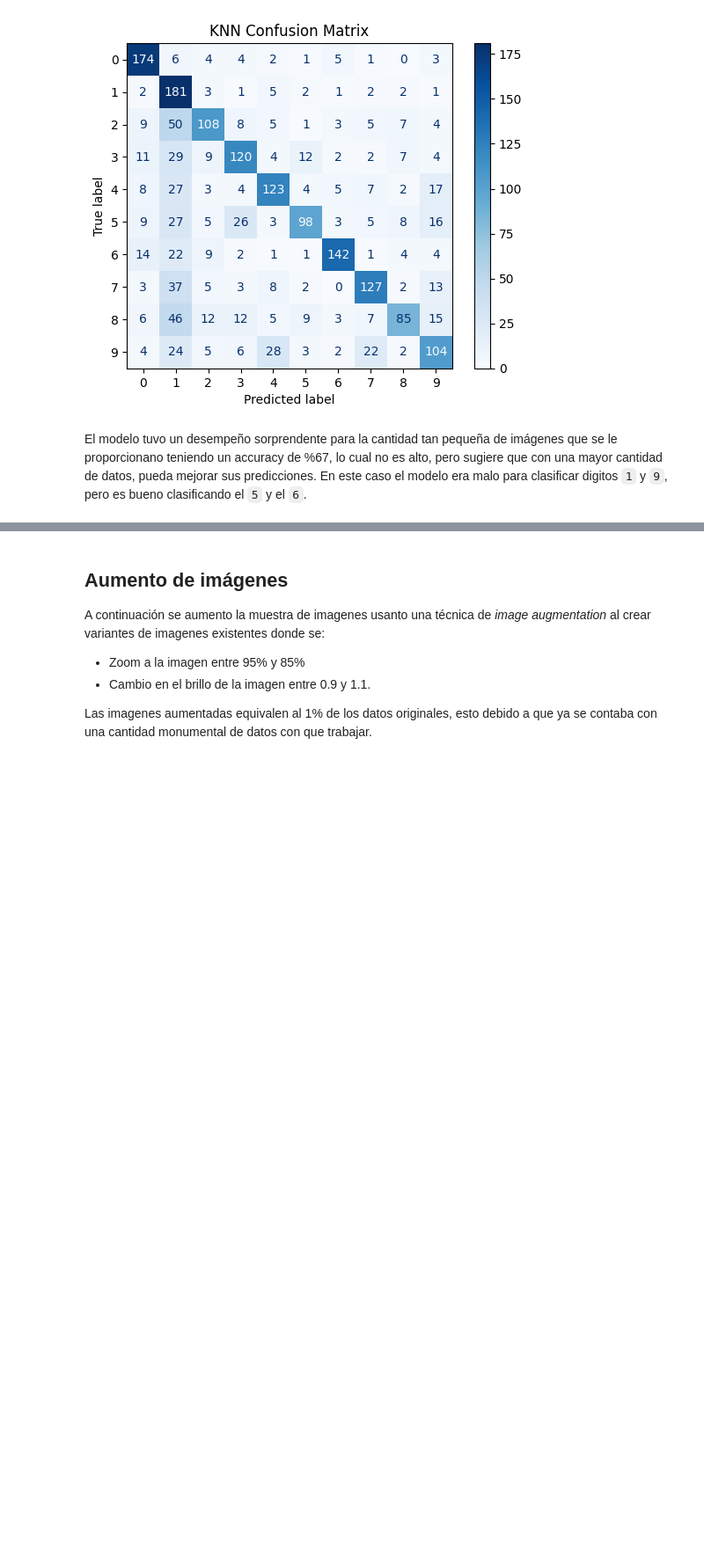
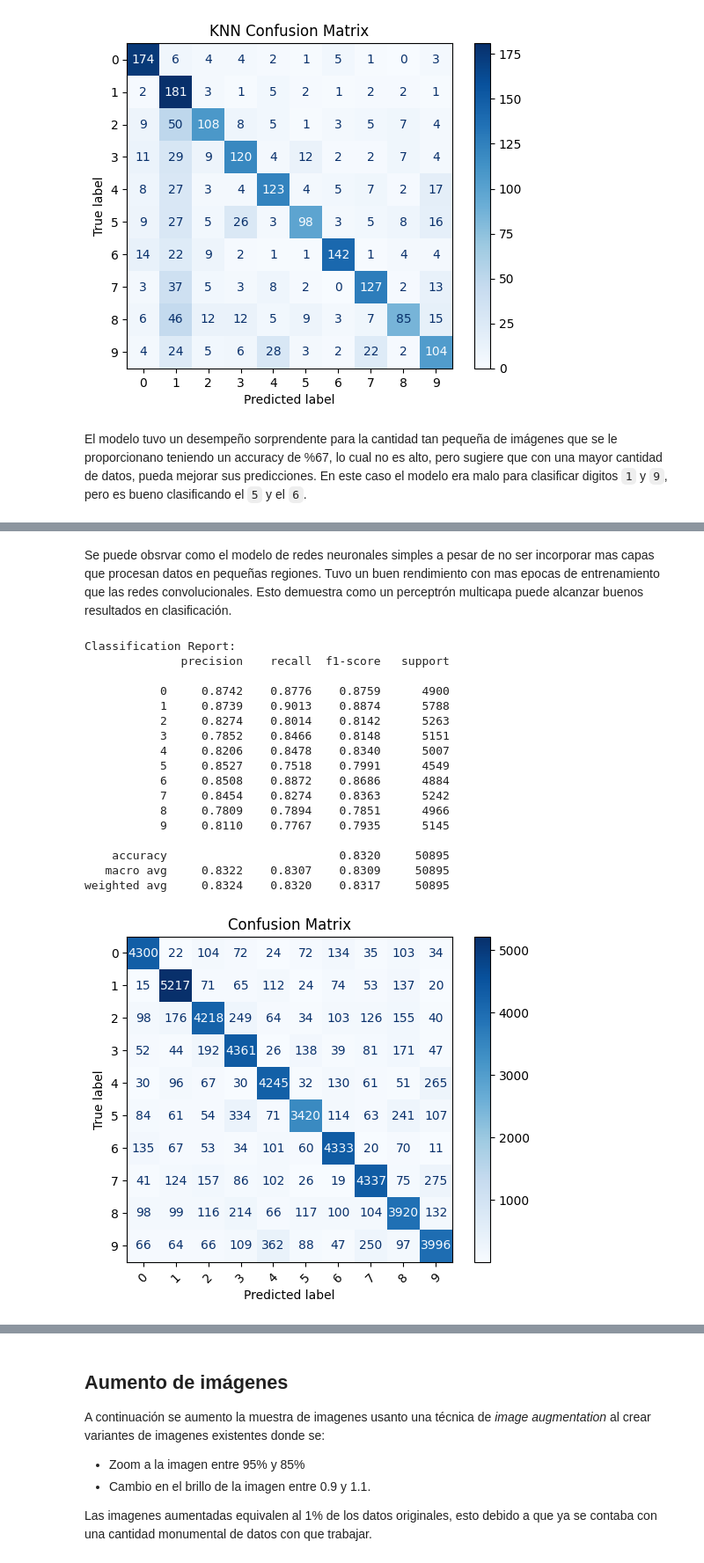
Before and after one commit to DanielRasho/DS-lab3, a Jupyter notebook: Laboratorio3.ipynb, the cells around one changed output, grey strips where cells are left out. Shown at 88% size. Drawn from its saved outputs; the diff is of its cells as text; code cells hidden in the pictures; blank space fills up the shorter version.

Commit message:
feat: add conclusions and test model with self-data

```diff
--- a/Laboratorio3.ipynb
+++ b/Laboratorio3.ipynb
@@ -323,8 +323,8 @@ Arriba se encuentra histograma de valores de píxeles para los canales rojo, ver
 Debido a que se esta trabajando con un gran volumen de imagenes (302700 imágenes para entrenamiento y 50446 para test) se utilizará una clase de utilidad para cargar las imagenes en batches de 64 imagenes. Se contará con un set de validacion equivalente el 20% del set de entrenamiento.
 # %%
 # Paths
-train_dir = "./data/train"
-test_dir = "./data/test"
+train_dir = "./data/data/train"
+test_dir = "./data/data/test"
 
 # Image parameters
 img_height = 28
@@ -761,0 +819,41 @@ El modelo tuvo un desempeño sorprendente para la cantidad tan pequeña de imág
+# %% [markdown]
+Se puede obsrvar como el modelo de redes neuronales simples a pesar de no ser incorporar mas capas que procesan datos en pequeñas regiones. Tuvo un buen rendimiento con mas epocas de entrenamiento que las redes convolucionales. Esto demuestra como un perceptrón multicapa puede alcanzar buenos resultados en clasificación.
+# %%
+# Get predictions and true labels
+y_true = []
+y_pred = []
+
+for images, labels in test_ds:
+    preds = rnns.predict(images, verbose=0)
+    y_true.extend(labels.numpy())
+    y_pred.extend(np.argmax(preds, axis=1))
+
+# Classification report
+print("\nClassification Report:")
+print(classification_report(y_true, y_pred, digits=4))
+
+# Confusion matrix
+cm = confusion_matrix(y_true, y_pred)
+disp = ConfusionMatrixDisplay(confusion_matrix=cm, display_labels=[str(i) for i in range(10)])
+disp.plot(cmap=plt.cm.Blues, xticks_rotation=45)
+plt.title("Confusion Matrix")
+plt.show()
+# %% [output]
+Classification Report:
+              precision    recall  f1-score   support
+
+           0     0.8742    0.8776    0.8759      4900
+           1     0.8739    0.9013    0.8874      5788
+           2     0.8274    0.8014    0.8142      5263
+           3     0.7852    0.8466    0.8148      5151
+           4     0.8206    0.8478    0.8340      5007
+           5     0.8527    0.7518    0.7991      4549
+           6     0.8508    0.8872    0.8686      4884
+           7     0.8454    0.8274    0.8363      5242
+           8     0.7809    0.7894    0.7851      4966
+           9     0.8110    0.7767    0.7935      5145
+
+    accuracy                         0.8320     50895
+   macro avg     0.8322    0.8307    0.8309     50895
+weighted avg     0.8324    0.8320    0.8317     50895
+[figure, added]
```
Also changed, not shown: parts of 22 cells of this notebook, 3 other files.
